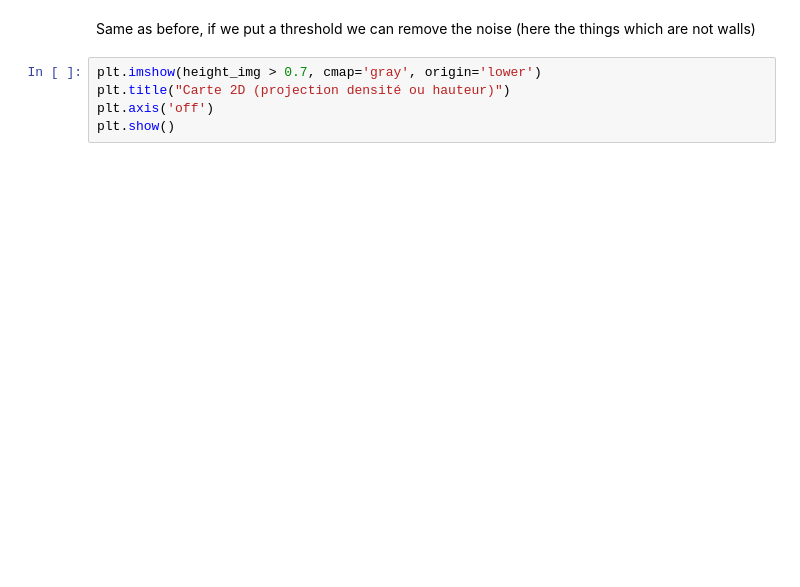
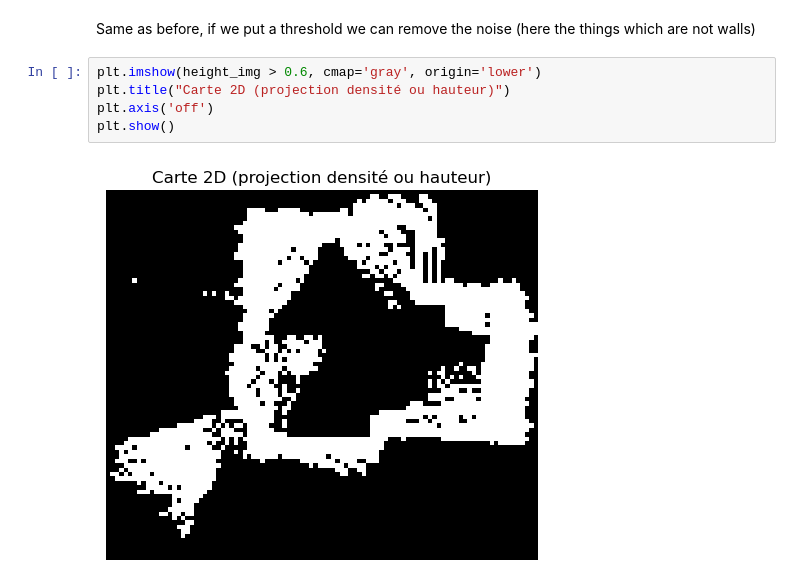
Before and after one commit to mbathe/projet_fil_rouge, a Jupyter notebook: notebooks/plans_2D.ipynb, the cells around one changed output. Saved outputs shown, nothing was run; the diff lists cells and outputs as text; blank space fills up the shorter version.

```diff
--- a/notebooks/plans_2D.ipynb
+++ b/notebooks/plans_2D.ipynb
@@ -135,7 +161,9 @@ plt.show()
 # %% [markdown]
 Same as before, if we put a threshold we can remove the noise (here the things which are not walls)
 # %%
-plt.imshow(height_img > 0.7, cmap='gray', origin='lower')
+plt.imshow(height_img > 0.6, cmap='gray', origin='lower')
 plt.title("Carte 2D (projection densité ou hauteur)")
 plt.axis('off')
 plt.show()
+# %% [output]
+[figure, added]
```
Also changed, not shown: parts of 10 cells of this notebook, 6 other files.
